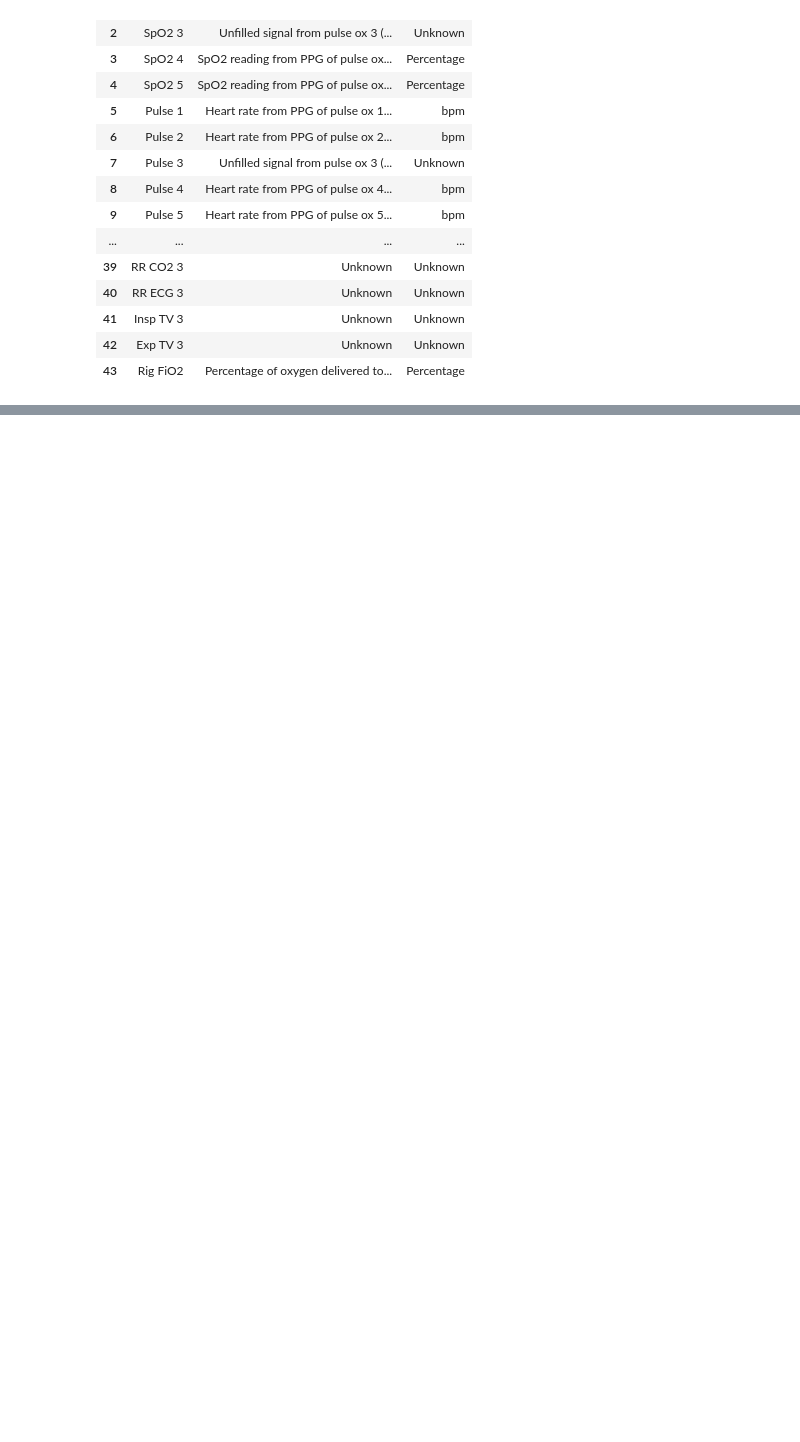
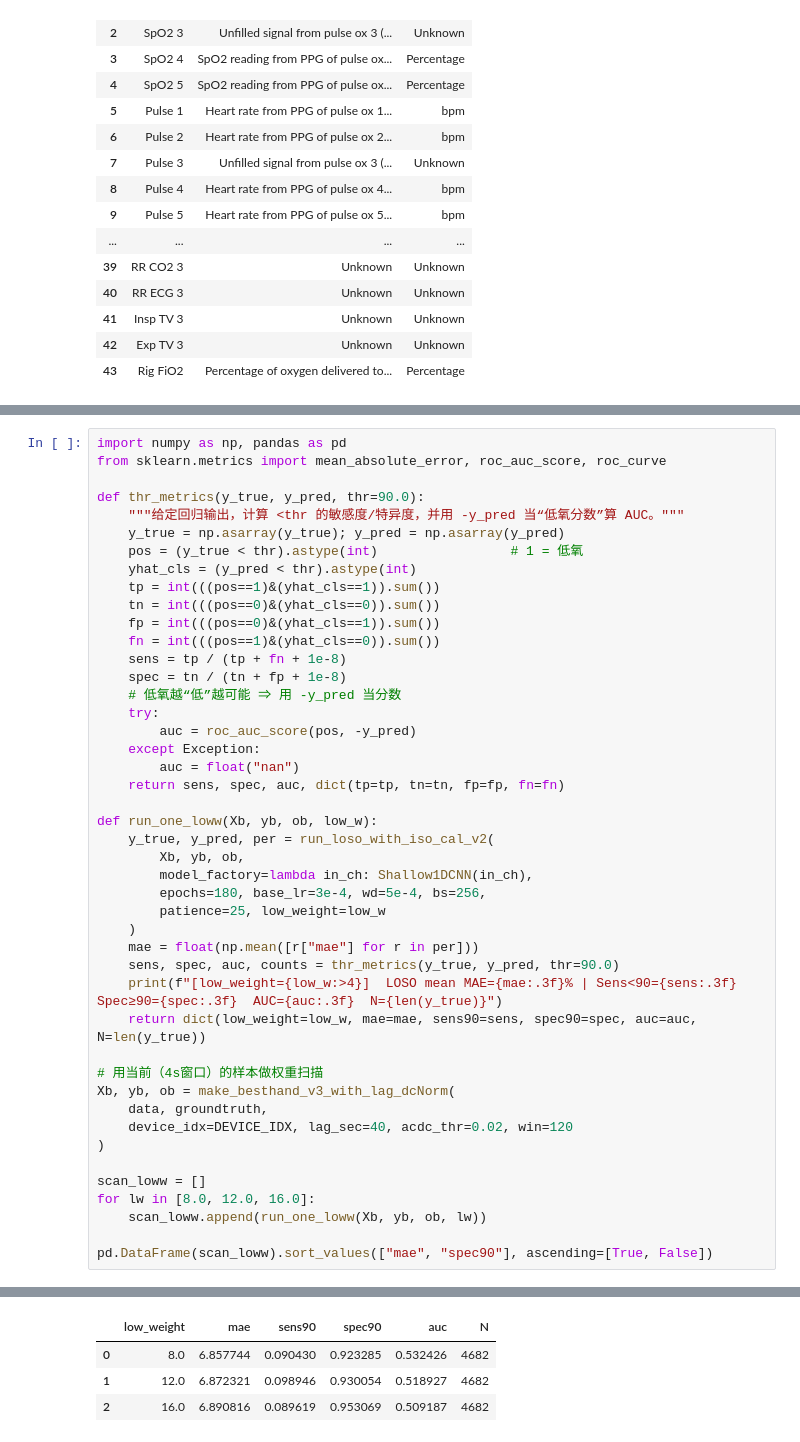
Before and after one commit to 1111katy/blood-oxygen-model, a Jupyter notebook: notebooks/model.ipynb, the cells around one changed output, grey strips where cells are left out. Drawn from its saved outputs; the diff is of its cells as text; blank space fills up the shorter version.

```diff
--- a/notebooks/model.ipynb
+++ b/notebooks/model.ipynb
@@ -369,0 +597,46 @@ Thr<88%  Sens=0.489  Spec=0.623  (pos=2112, neg=2827)
+# %%
+import numpy as np, pandas as pd
+from sklearn.metrics import mean_absolute_error, roc_auc_score, roc_curve
+
+def thr_metrics(y_true, y_pred, thr=90.0):
+    """给定回归输出，计算 <thr 的敏感度/特异度，并用 -y_pred 当“低氧分数”算 AUC。"""
+    y_true = np.asarray(y_true); y_pred = np.asarray(y_pred)
+    pos = (y_true < thr).astype(int)                 # 1 = 低氧
+    yhat_cls = (y_pred < thr).astype(int)
+    tp = int(((pos==1)&(yhat_cls==1)).sum())
+    tn = int(((pos==0)&(yhat_cls==0)).sum())
+    fp = int(((pos==0)&(yhat_cls==1)).sum())
+    fn = int(((pos==1)&(yhat_cls==0)).sum())
+    sens = tp / (tp + fn + 1e-8)
+    spec = tn / (tn + fp + 1e-8)
+    # 低氧越“低”越可能 ⇒ 用 -y_pred 当分数
+    try:
+        auc = roc_auc_score(pos, -y_pred)
+    except Exception:
+        auc = float("nan")
+    return sens, spec, auc, dict(tp=tp, tn=tn, fp=fp, fn=fn)
+
+def run_one_loww(Xb, yb, ob, low_w):
+    y_true, y_pred, per = run_loso_with_iso_cal_v2(
+        Xb, yb, ob,
+        model_factory=lambda in_ch: Shallow1DCNN(in_ch),
+        epochs=180, base_lr=3e-4, wd=5e-4, bs=256,
+        patience=25, low_weight=low_w
+    )
+    mae = float(np.mean([r["mae"] for r in per]))
+    sens, spec, auc, counts = thr_metrics(y_true, y_pred, thr=90.0)
+    print(f"[low_weight={low_w:>4}]  LOSO mean MAE={mae:.3f}% | Sens<90={sens:.3f}  Spec≥90={spec:.3f}  AUC={auc:.3f}  N={len(y_true)}")
+    return dict(low_weight=low_w, mae=mae, sens90=sens, spec90=spec, auc=auc, N=len(y_true))
+
+# 用当前（4s窗口）的样本做权重扫描
+Xb, yb, ob = make_besthand_v3_with_lag_dcNorm(
+    data, groundtruth,
+    device_idx=DEVICE_IDX, lag_sec=40, acdc_thr=0.02, win=120
+)
+
+scan_loww = []
+for lw in [8.0, 12.0, 16.0]:
+    scan_loww.append(run_one_loww(Xb, yb, ob, lw))
+
+pd.DataFrame(scan_loww).sort_values(["mae", "spec90"], ascending=[True, False])
+# %% [output]
@@ -369,0 +660,4 @@ Thr<88%  Sens=0.489  Spec=0.623  (pos=2112, neg=2827)
+|  | low_weight | mae | sens90 | spec90 | auc | N |
+| 0 | 8.0 | 6.857744 | 0.090430 | 0.923285 | 0.532426 | 4682 |
+| 1 | 12.0 | 6.872321 | 0.098946 | 0.930054 | 0.518927 | 4682 |
+| 2 | 16.0 | 6.890816 | 0.089619 | 0.953069 | 0.509187 | 4682 |
```
Also changed, not shown: parts of 9 cells of this notebook.
